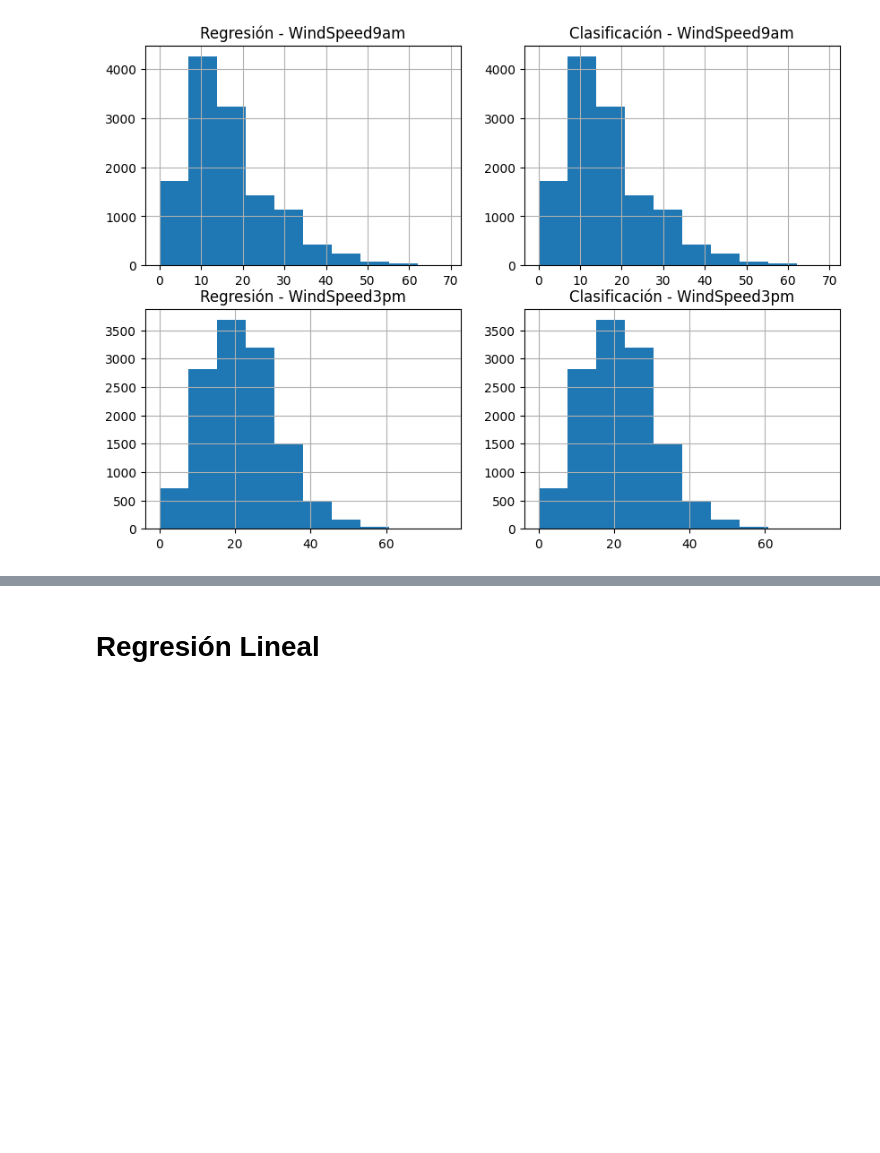
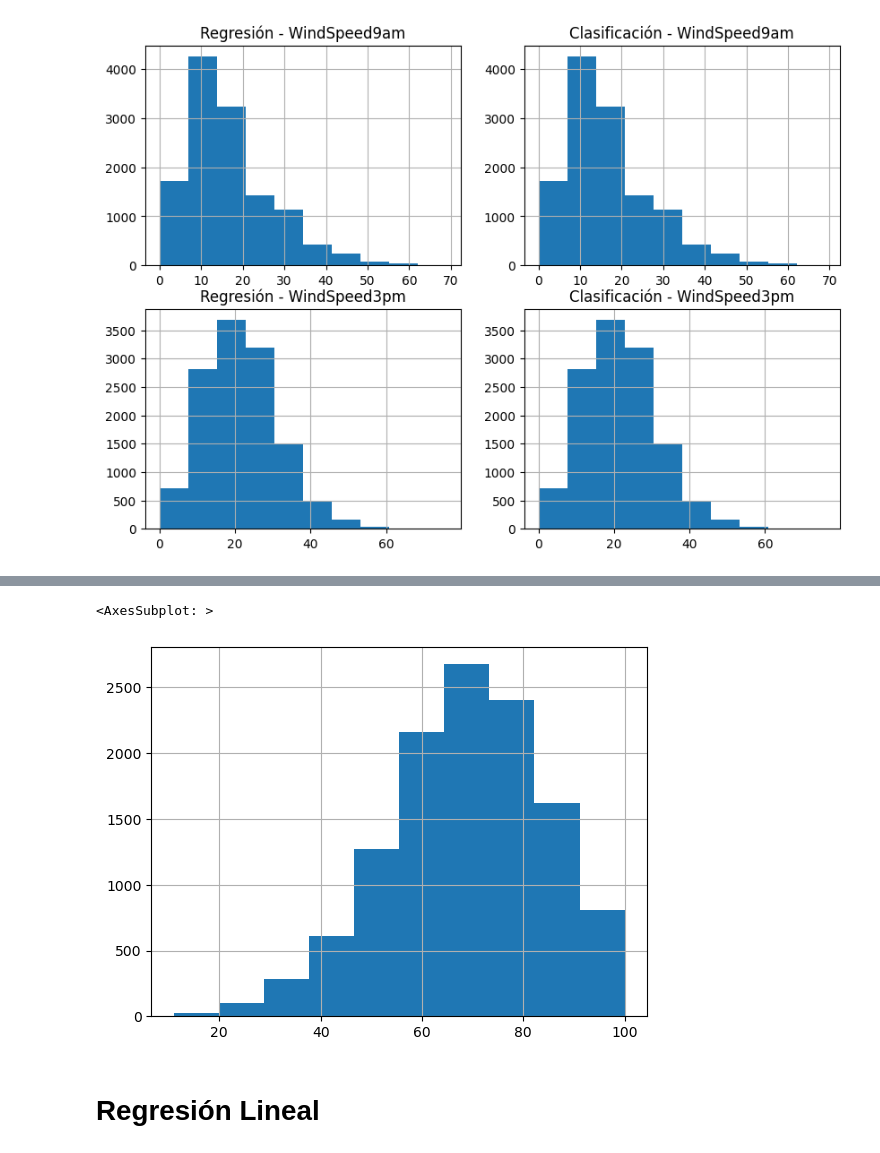
Before and after one commit to Isaiasgaray/aa_1, a Jupyter notebook: notebook_final.ipynb, the cells around one changed output, grey strips where cells are left out. Drawn from its saved outputs; the diff is of its cells as text; code cells hidden in the pictures; blank space fills up the shorter version.

```diff
--- a/notebook_final.ipynb
+++ b/notebook_final.ipynb
@@ -241,3 +339,8 @@ df_clas['WindSpeed3pm'].fillna(df_clas['WindSpeed3pm'].mean(),inplace=True)
+# %%
+df_clas['Humidity9am'].hist()
+# %% [output]
+<AxesSubplot: >
+[figure, added]
 # %% [markdown]
 # Regresión Lineal
 # %%
```
Also changed, not shown: parts of 29 cells of this notebook.
